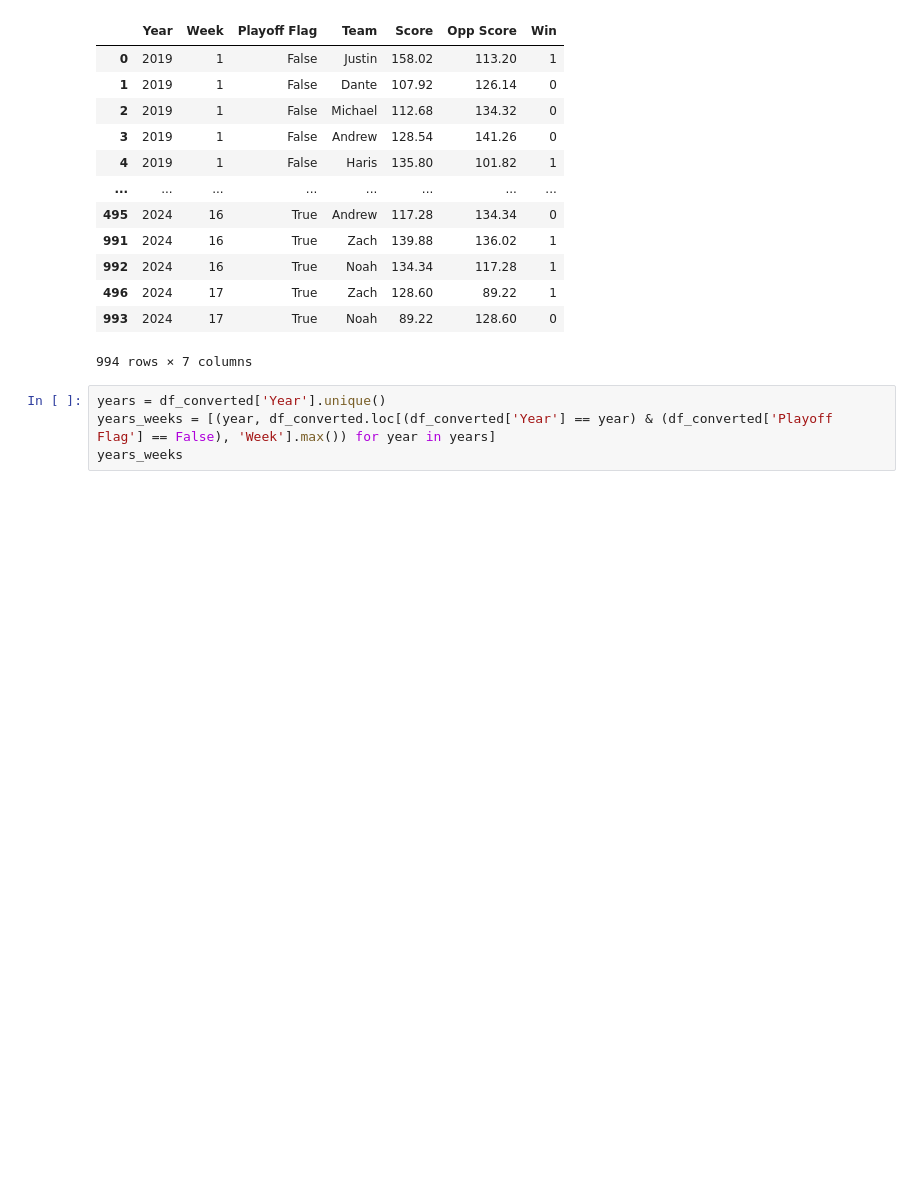
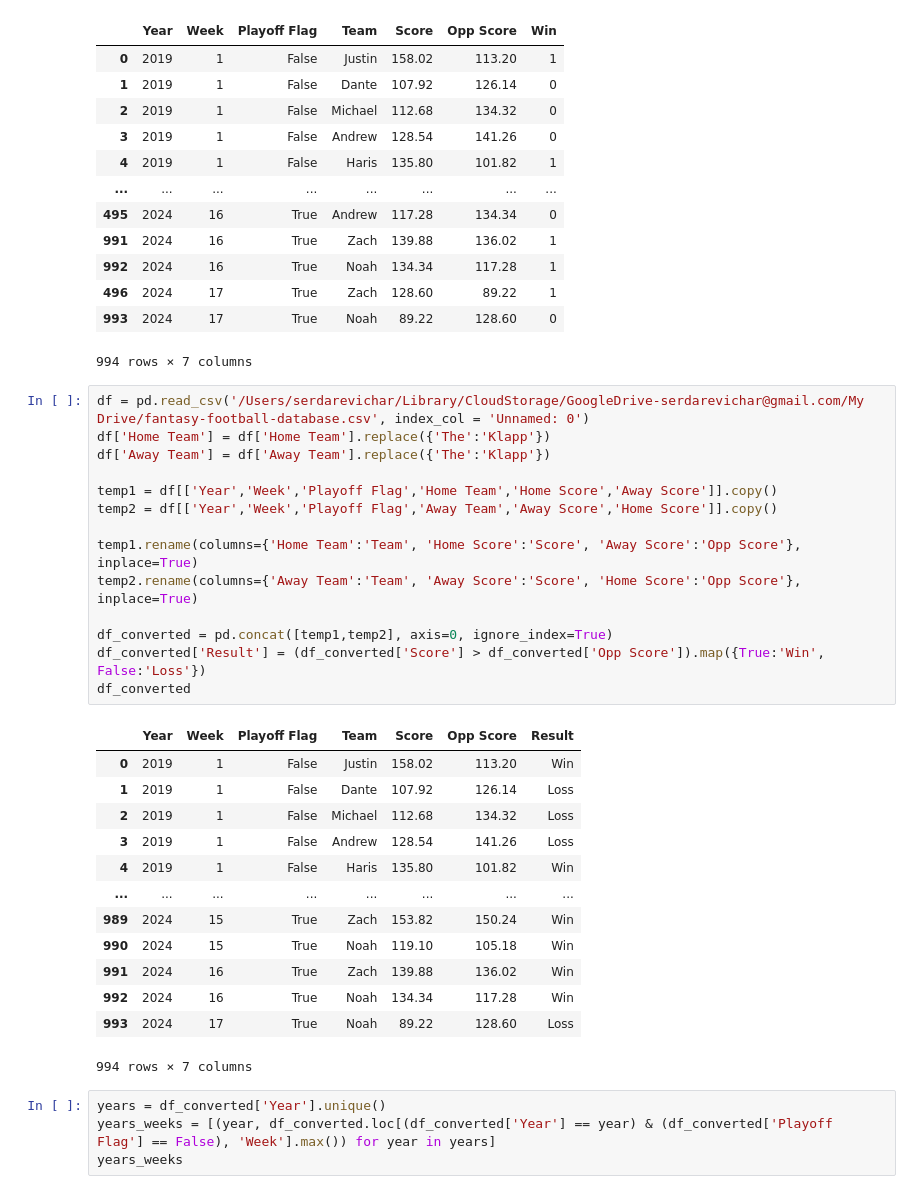
Before and after one commit to serdarevichar8/fantasy-football-website, a Jupyter notebook: fantasy-football-data.ipynb, the cells around one changed output. Drawn from its saved outputs; the diff is of its cells as text; blank space fills up the shorter version.

```diff
--- a/fantasy-football-data.ipynb
+++ b/fantasy-football-data.ipynb
@@ -33,6 +34,34 @@ df_converted
 | 496 | 2024 | 17 | True | Zach | 128.60 | 89.22 | 1 |
 | 993 | 2024 | 17 | True | Noah | 89.22 | 128.60 | 0 |
 994 rows × 7 columns
+# %%
+df = pd.read_csv('/Users/serdarevichar/Library/CloudStorage/GoogleDrive-serdarevichar@gmail.com/My Drive/fantasy-football-database.csv', index_col = 'Unnamed: 0')
+df['Home Team'] = df['Home Team'].replace({'The':'Klapp'})
+df['Away Team'] = df['Away Team'].replace({'The':'Klapp'})
+
+temp1 = df[['Year','Week','Playoff Flag','Home Team','Home Score','Away Score']].copy()
+temp2 = df[['Year','Week','Playoff Flag','Away Team','Away Score','Home Score']].copy()
+
+temp1.rename(columns={'Home Team':'Team', 'Home Score':'Score', 'Away Score':'Opp Score'}, inplace=True)
+temp2.rename(columns={'Away Team':'Team', 'Away Score':'Score', 'Home Score':'Opp Score'}, inplace=True)
+
+df_converted = pd.concat([temp1,temp2], axis=0, ignore_index=True)
+df_converted['Result'] = (df_converted['Score'] > df_converted['Opp Score']).map({True:'Win', False:'Loss'})
+df_converted
+# %% [output]
+|  | Year | Week | Playoff Flag | Team | Score | Opp Score | Result |
+| 0 | 2019 | 1 | False | Justin | 158.02 | 113.20 | Win |
+| 1 | 2019 | 1 | False | Dante | 107.92 | 126.14 | Loss |
+| 2 | 2019 | 1 | False | Michael | 112.68 | 134.32 | Loss |
+| 3 | 2019 | 1 | False | Andrew | 128.54 | 141.26 | Loss |
+| 4 | 2019 | 1 | False | Haris | 135.80 | 101.82 | Win |
+| ... | ... | ... | ... | ... | ... | ... | ... |
+| 989 | 2024 | 15 | True | Zach | 153.82 | 150.24 | Win |
+| 990 | 2024 | 15 | True | Noah | 119.10 | 105.18 | Win |
+| 991 | 2024 | 16 | True | Zach | 139.88 | 136.02 | Win |
+| 992 | 2024 | 16 | True | Noah | 134.34 | 117.28 | Win |
+| 993 | 2024 | 17 | True | Noah | 89.22 | 128.60 | Loss |
+994 rows × 7 columns
 # %%
 years = df_converted['Year'].unique()
 years_weeks = [(year, df_converted.loc[(df_converted['Year'] == year) & (df_converted['Playoff Flag'] == False), 'Week'].max()) for year in years]
```
Also changed, not shown: parts of 3 cells of this notebook, 10 other files.
